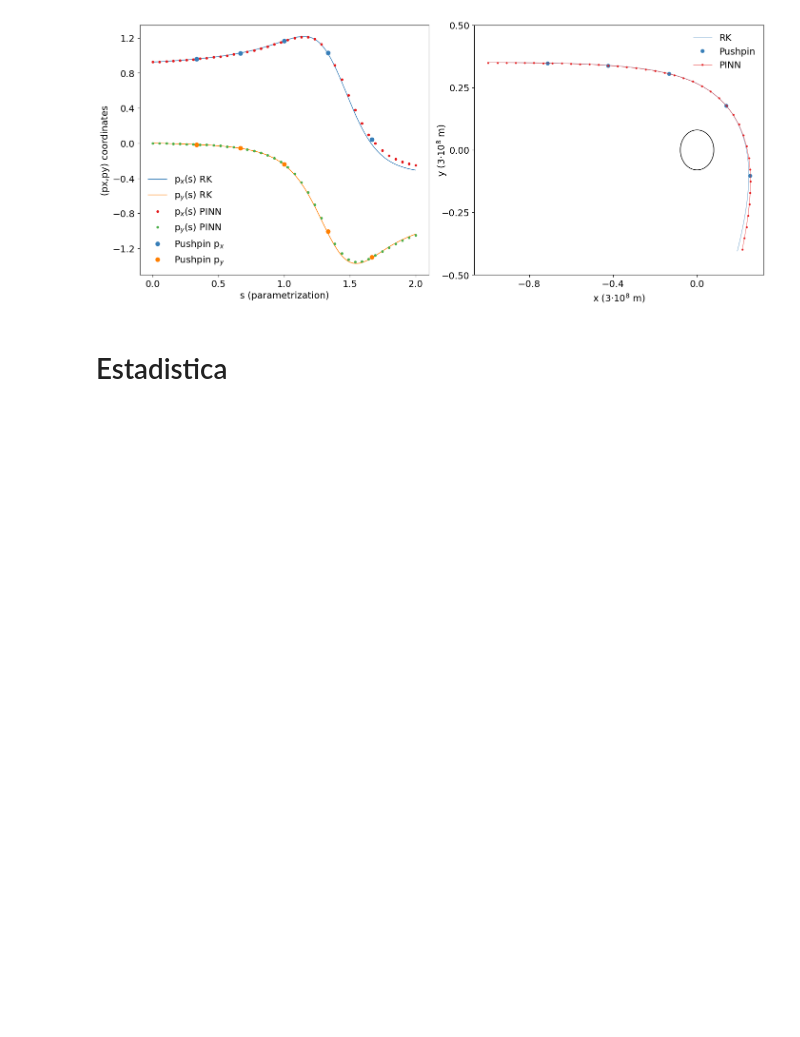
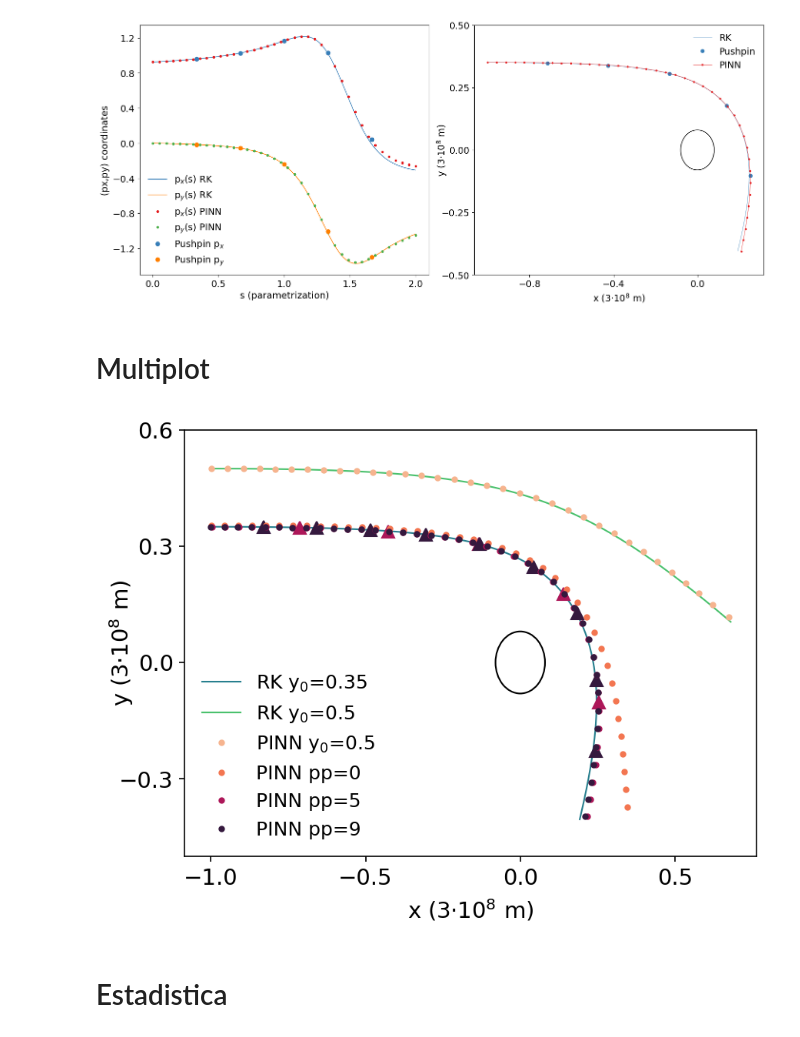
Before and after one commit to AndresMartnz/ray-equation-in-black-hole-PINN, a Jupyter notebook: plots.ipynb, the cells around one changed output. Drawn from its saved outputs; the diff is of its cells as text; code cells hidden in the pictures; blank space fills up the shorter version.

```diff
--- a/plots.ipynb
+++ b/plots.ipynb
@@ -453,6 +482,84 @@ ax[1].yaxis.set_major_locator(ticker.MaxNLocator(4))
 plt.show()
 # %% [output]
 [figure]
+# %% [markdown]
+# Multiplot
+# %%
+y0_05xp=[]
+y0_05yp=[]
+y0_05xt=[]
+y0_05yt=[]
+
+ruta1 = 'multiple_agujero_negro/y=0.50p.txt'
+with open(ruta1, 'r') as archivo:
+
+    for linea in archivo:
+
+        valores = linea.split()
+
+        y0_05xp.append(float(valores[0]))
+        y0_05yp.append(float(valores[1]))
+
+ruta2 = 'multiple_agujero_negro/y=0.50t.txt'
+with open(ruta2, 'r') as archivo:
+
+    for linea in archivo:
+
+        valores = linea.split()
+
+        y0_05xt.append(float(valores[0]))
+        y0_05yt.append(float(valores[1]))
+
+
+fig, ax = plt.subplots(dpi=150)
+#* RK
+ax.plot(x_tot, y_tot, linestyle='-', linewidth=1,color=blues[2], label=r'RK y$_0$=0.35') #0.7
+ax.plot(y0_05xt, y0_05yt, linestyle='-', linewidth=1,color=blues[4], label=r'RK y$_0$=0.5')
+
+#* Chinchetas
+ax.plot(chinchetas_x, chinchetas_y, "^", markersize=8, color=reds[2])#5
+ax.plot(chinchetas_x2, chinchetas_y2, "^", markersize=8, color=reds[0])
+
+#* PINN
+ax.plot(y0_05xp, y0_05yp, color=reds[5],marker='o',markersize=3.0, linestyle='solid', linewidth=0, label=r"PINN y$_0$=0.5")
+ax.plot(aux_plot_chinch_0[:,0], aux_plot_chinch_0[:,1], color=reds[4],marker='o',markersize=3.0, linestyle='solid', linewidth=0, label="PINN pp=0")#2
+ax.plot(aux_plot_chinch_5[:,0], aux_plot_chinch_5[:,1], color=reds[2],marker='o',markersize=3.0, linestyle='solid', linewidth=0, label="PINN pp=5")
+ax.plot(aux_plot_chinch_2[:,0], aux_plot_chinch_5[:,1], color=reds[0],marker='o',markersize=3.0, linestyle='solid', linewidth=0, label="PINN pp=9")
+
+
+ax.tick_params(axis='both', which='major', labelsize=14)
+
+
+#* Adds the horizont event circle
+circle = Circle((0, 0), A, fill=False, color='black', linestyle='-')
+#circle = Circle((0, 0), A*3*10**8, fill=False, color='black', linestyle='-')
+ax.add_patch(circle)
+
+ax.set_xlabel('x (3·$10^8$ m)',labelpad=5, fontsize=14)
+ax.set_ylabel('y (3·$10^8$ m)',labelpad=-10, fontsize=14)
+
+#* Add legend
+ax.legend(fontsize=12, frameon=False)
+
+#* Show grafic
+#plt.gca().set_aspect('equal', adjustable='box')
+ax.set_ylim(-0.5,0.6)
+plt.grid(False)  # Optional
+
+ax.xaxis.set_major_locator(ticker.MaxNLocator(4))
+ax.yaxis.set_major_locator(ticker.MaxNLocator(4))
+
+#plt.legend(loc='upper right', bbox_to_anchor=(1.0, 1.2))
+
+#plt.legend(bbox_to_anchor=(0,1.02,1,0.2), loc="lower left",
+                #mode="expand", borderaxespad=0, ncol=2,fontsize=12)
+
+#? Save the plot
+plt.savefig(f'figuras definitivas/Black_hole_trajectorie_chinchetas.pdf',bbox_inches='tight', dpi=800)
+#plt.tight_layout()
+plt.show()
+# %% [output]
+[figure, added]
 # %% [markdown]
 # Estadistica
 # %%
```
Also changed, not shown: parts of 10 cells of this notebook, 3 other files.
